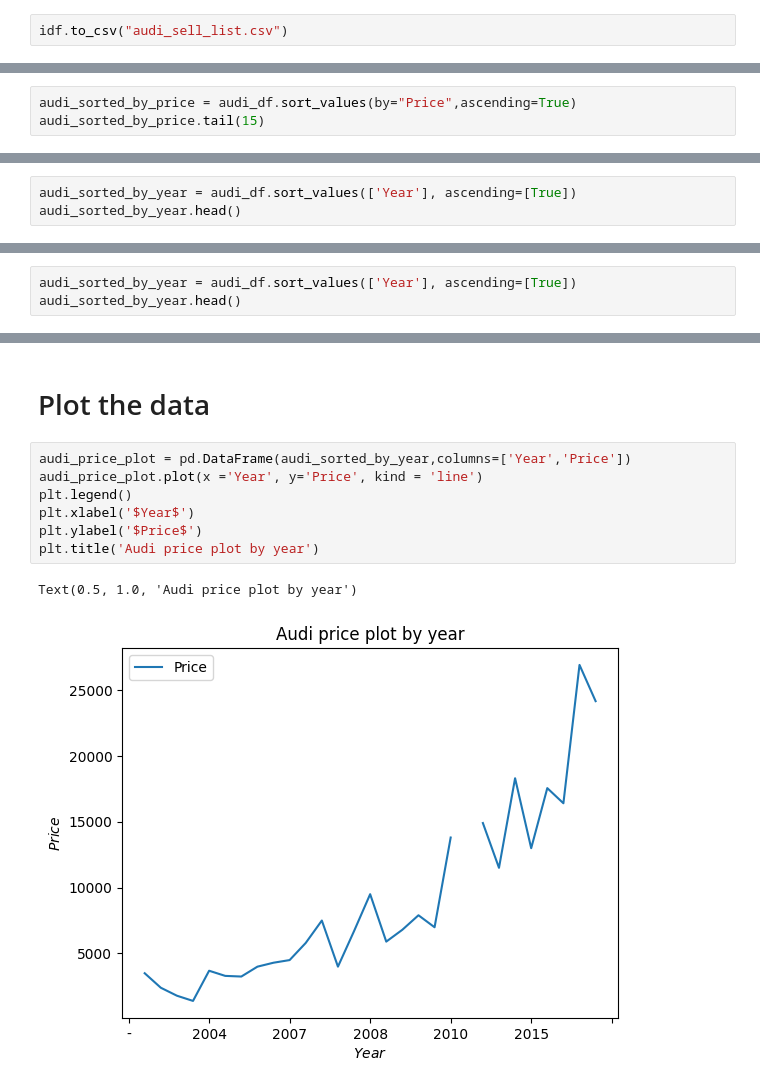
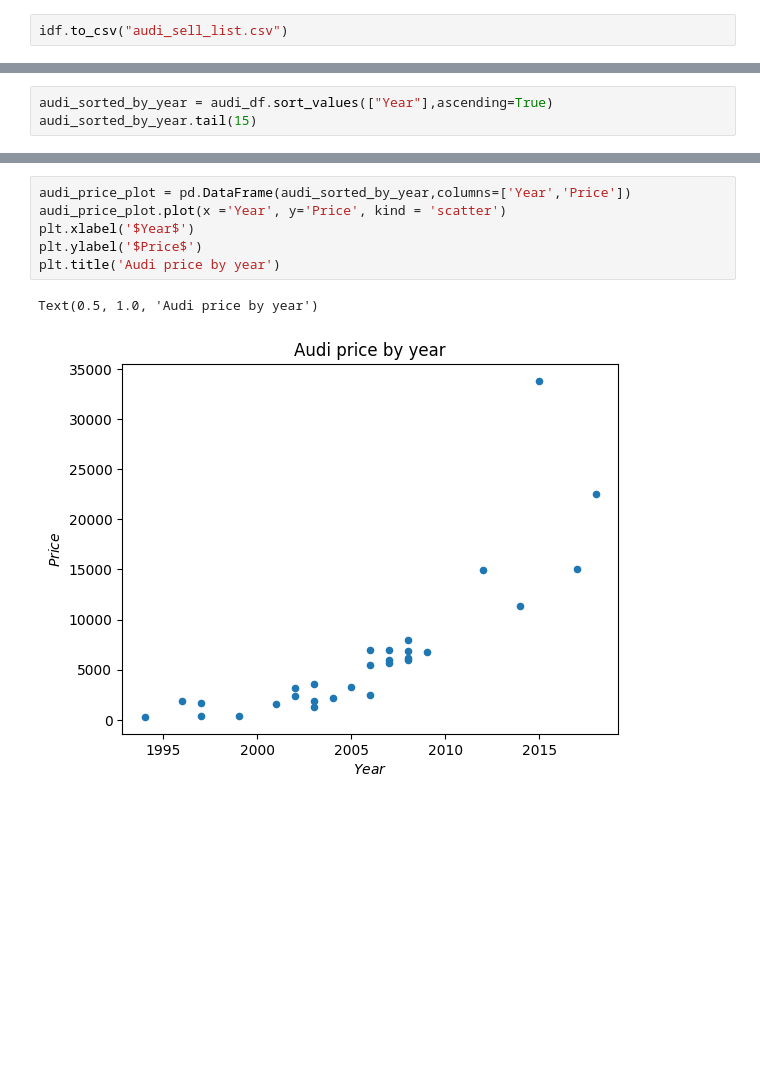
Before and after one commit to ugnevaisvilaite/She-Goes-Tech22, a Jupyter notebook: day_20/day_20_homework.ipynb, the cells around one changed output, grey strips where cells are left out. Cells and saved outputs as stored; diff of their text form; blank space fills up the shorter version.

```diff
--- a/day_20/day_20_homework.ipynb
+++ b/day_20/day_20_homework.ipynb
@@ -140,5 +163,5 @@ Name: Price, dtype: float64
 # %%
-audi_sorted_by_price = audi_df.sort_values(by="Price",ascending=True)
-audi_sorted_by_price.tail(15)
+audi_sorted_by_year = audi_df.sort_values(["Year"],ascending=True)
+audi_sorted_by_year.tail(15)
 # %% [output]
 |  | Unnamed: 0 | description | url | Model | Year | Volume | Run | Price |
@@ -160,3 +182,0 @@ audi_sorted_by_price.tail(15)
-# %%
-audi_sorted_by_year = audi_df.sort_values(['Year'], ascending=[True])
-audi_sorted_by_year.head()
@@ -170,3 +182,0 @@ audi_sorted_by_year.head()
-# %%
-audi_sorted_by_year = audi_df.sort_values(['Year'], ascending=[True])
-audi_sorted_by_year.head()
@@ -215,12 +183,9 @@ audi_df.groupby(['Year']).describe()['Price']
-# %% [markdown]
-# Plot the data
 # %%
 audi_price_plot = pd.DataFrame(audi_sorted_by_year,columns=['Year','Price'])
-audi_price_plot.plot(x ='Year', y='Price', kind = 'line')
-plt.legend()
+audi_price_plot.plot(x ='Year', y='Price', kind = 'scatter')
 plt.xlabel('$Year$')
 plt.ylabel('$Price$')
-plt.title('Audi price plot by year')
+plt.title('Audi price by year')
 # %% [output]
-Text(0.5, 1.0, 'Audi price plot by year')
+Text(0.5, 1.0, 'Audi price by year')
-[figure, old version]
+[figure, new version]
```
Also changed, not shown: parts of 15 cells of this notebook, 1 other file.
